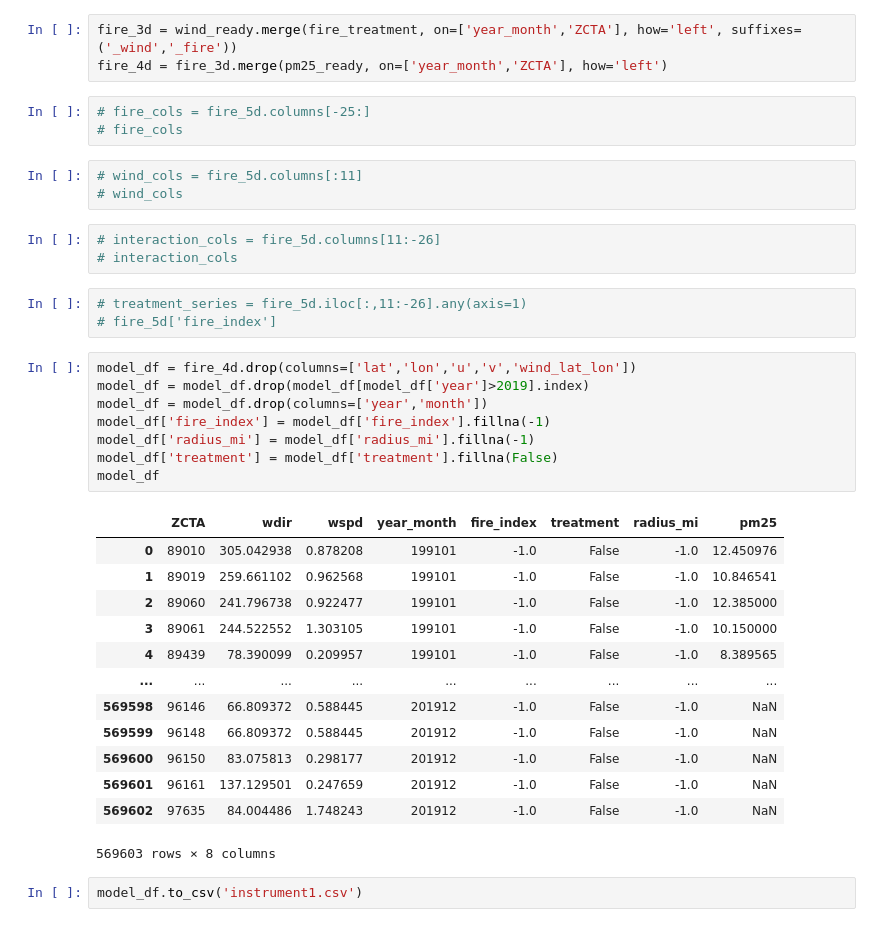
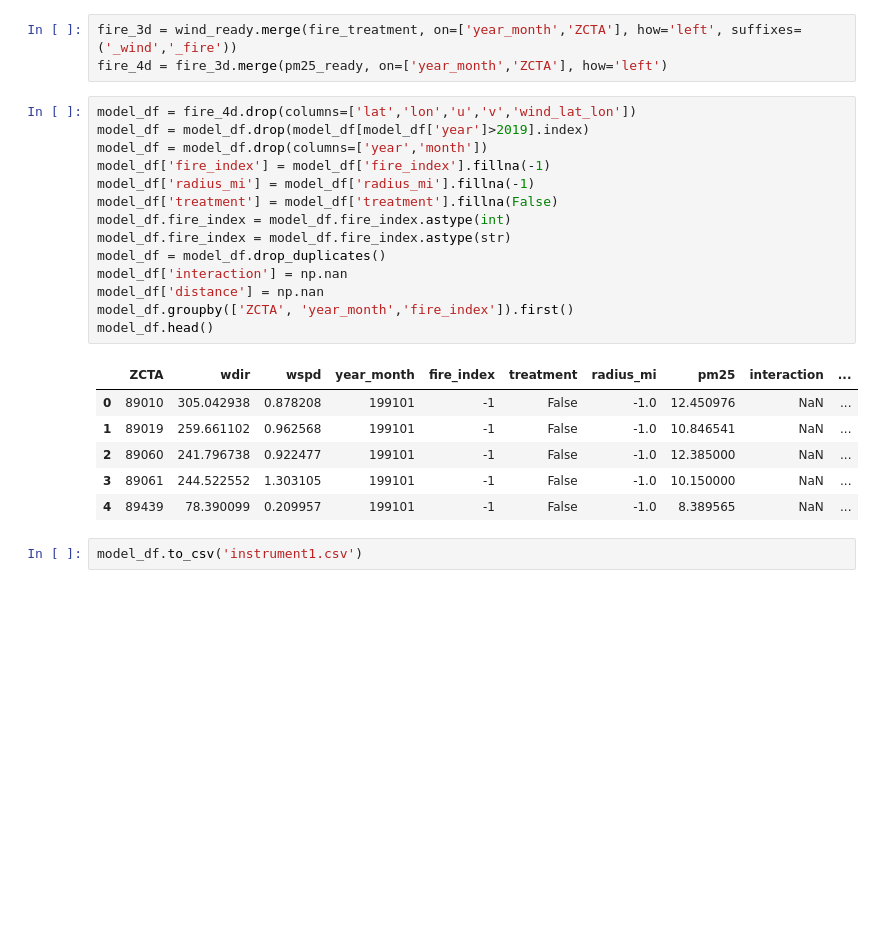
Before and after one commit to jmdatasci/fire_capstone, a Jupyter notebook: notebooks/4.1-jam-join_data_instrument_1.ipynb, the cells around one changed output. Drawn from its saved outputs; the diff is of its cells as text; blank space fills up the shorter version.

```diff
--- a/notebooks/4.1-jam-join_data_instrument_1.ipynb
+++ b/notebooks/4.1-jam-join_data_instrument_1.ipynb
@@ -700,39 +700,26 @@ Starting with a radius of 25 mi to get more split, easy fix
 # %%
 fire_3d = wind_ready.merge(fire_treatment, on=['year_month','ZCTA'], how='left', suffixes=('_wind','_fire'))
 fire_4d = fire_3d.merge(pm25_ready, on=['year_month','ZCTA'], how='left')
-# %%
-# fire_cols = fire_5d.columns[-25:]
-# fire_cols
-# %%
-# wind_cols = fire_5d.columns[:11]
-# wind_cols
-# %%
-# interaction_cols = fire_5d.columns[11:-26]
-# interaction_cols
-# %%
-# treatment_series = fire_5d.iloc[:,11:-26].any(axis=1)
-# fire_5d['fire_index']
 # %%
 model_df = fire_4d.drop(columns=['lat','lon','u','v','wind_lat_lon'])
 model_df = model_df.drop(model_df[model_df['year']>2019].index)
 model_df = model_df.drop(columns=['year','month'])
 model_df['fire_index'] = model_df['fire_index'].fillna(-1)
 model_df['radius_mi'] = model_df['radius_mi'].fillna(-1)
 model_df['treatment'] = model_df['treatment'].fillna(False)
-model_df
+model_df.fire_index = model_df.fire_index.astype(int)
+model_df.fire_index = model_df.fire_index.astype(str)
+model_df = model_df.drop_duplicates()
+model_df['interaction'] = np.nan
+model_df['distance'] = np.nan
+model_df.groupby(['ZCTA', 'year_month','fire_index']).first()
+model_df.head()
 # %% [output]
-|  | ZCTA | wdir | wspd | year_month | fire_index | treatment | radius_mi | pm25 |
-| 0 | 89010 | 305.042938 | 0.878208 | 199101 | -1.0 | False | -1.0 | 12.450976 |
-| 1 | 89019 | 259.661102 | 0.962568 | 199101 | -1.0 | False | -1.0 | 10.846541 |
-| 2 | 89060 | 241.796738 | 0.922477 | 199101 | -1.0 | False | -1.0 | 12.385000 |
-| 3 | 89061 | 244.522552 | 1.303105 | 199101 | -1.0 | False | -1.0 | 10.150000 |
-| 4 | 89439 | 78.390099 | 0.209957 | 199101 | -1.0 | False | -1.0 | 8.389565 |
-| ... | ... | ... | ... | ... | ... | ... | ... | ... |
-| 569598 | 96146 | 66.809372 | 0.588445 | 201912 | -1.0 | False | -1.0 | NaN |
-| 569599 | 96148 | 66.809372 | 0.588445 | 201912 | -1.0 | False | -1.0 | NaN |
-| 569600 | 96150 | 83.075813 | 0.298177 | 201912 | -1.0 | False | -1.0 | NaN |
-| 569601 | 96161 | 137.129501 | 0.247659 | 201912 | -1.0 | False | -1.0 | NaN |
-| 569602 | 97635 | 84.004486 | 1.748243 | 201912 | -1.0 | False | -1.0 | NaN |
+|  | ZCTA | wdir | wspd | year_month | fire_index | treatment | radius_mi | pm25 | interaction | ... |
+| 0 | 89010 | 305.042938 | 0.878208 | 199101 | -1 | False | -1.0 | 12.450976 | NaN | ... |
+| 1 | 89019 | 259.661102 | 0.962568 | 199101 | -1 | False | -1.0 | 10.846541 | NaN | ... |
+| 2 | 89060 | 241.796738 | 0.922477 | 199101 | -1 | False | -1.0 | 12.385000 | NaN | ... |
+| 3 | 89061 | 244.522552 | 1.303105 | 199101 | -1 | False | -1.0 | 10.150000 | NaN | ... |
+| 4 | 89439 | 78.390099 | 0.209957 | 199101 | -1 | False | -1.0 | 8.389565 | NaN | ... |
-569603 rows × 8 columns
 # %%
 model_df.to_csv('instrument1.csv')
```
Also changed, not shown: parts of 21 cells of this notebook, 2 other files.
